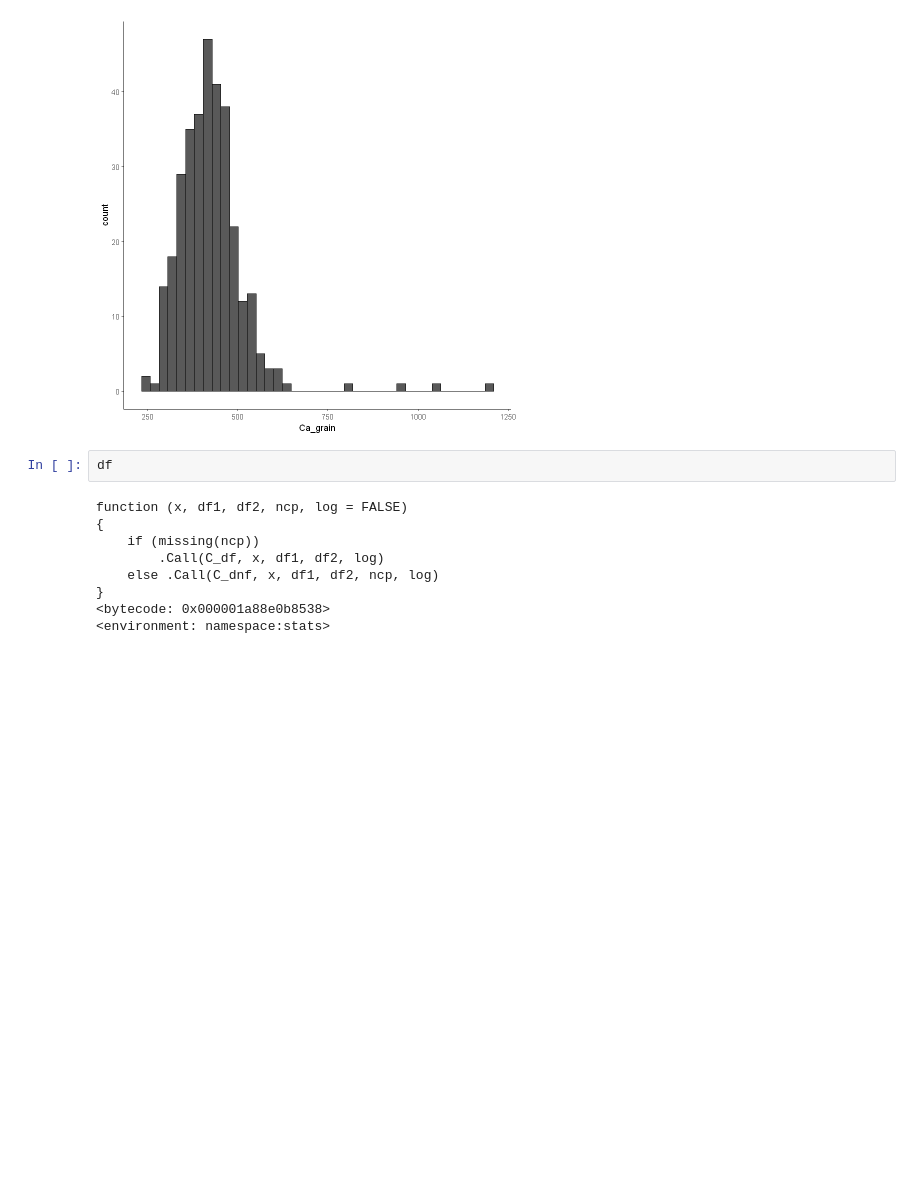
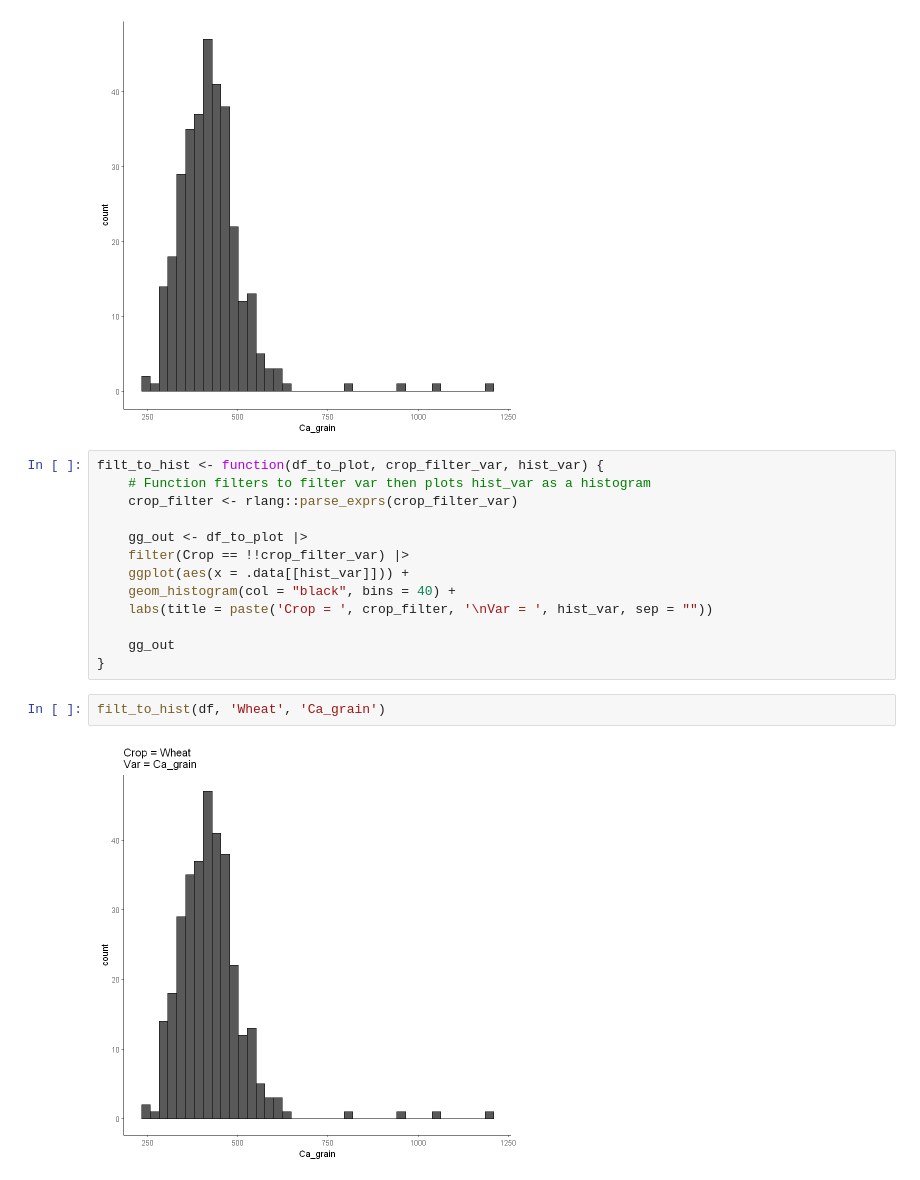
Before and after one commit to Jake-Carter-ICP/Data-Analysis-With-Nature-Scientific-Data, a Jupyter notebook: ETH_crop_R.ipynb, the cells around one changed output. Saved outputs shown, nothing was run; the diff lists cells and outputs as text; blank space fills up the shorter version.

Commit message:
Defining functions

```diff
--- a/ETH_crop_R.ipynb
+++ b/ETH_crop_R.ipynb
@@ -170,14 +170,20 @@ ggplot(aes(x = Ca_grain)) +
 geom_histogram(col = "black", bins = 40)
 # %% [output]
 [figure]
-# %%
-df
-# %% [output]
-function (x, df1, df2, ncp, log = FALSE)
-{
-    if (missing(ncp))
-        .Call(C_df, x, df1, df2, log)
-    else .Call(C_dnf, x, df1, df2, ncp, log)
-}
-<bytecode: 0x000001a88e0b8538>
-<environment: namespace:stats>
+# %%
+filt_to_hist <- function(df_to_plot, crop_filter_var, hist_var) {
+    # Function filters to filter var then plots hist_var as a histogram
+    crop_filter <- rlang::parse_exprs(crop_filter_var)
+
+    gg_out <- df_to_plot |>
+    filter(Crop == !!crop_filter_var) |>
+    ggplot(aes(x = .data[[hist_var]])) +
+    geom_histogram(col = "black", bins = 40) +
+    labs(title = paste('Crop = ', crop_filter, '\nVar = ', hist_var, sep = ""))
+
+    gg_out
+}
+# %%
+filt_to_hist(df, 'Wheat', 'Ca_grain')
+# %% [output]
+[figure, added]
```
